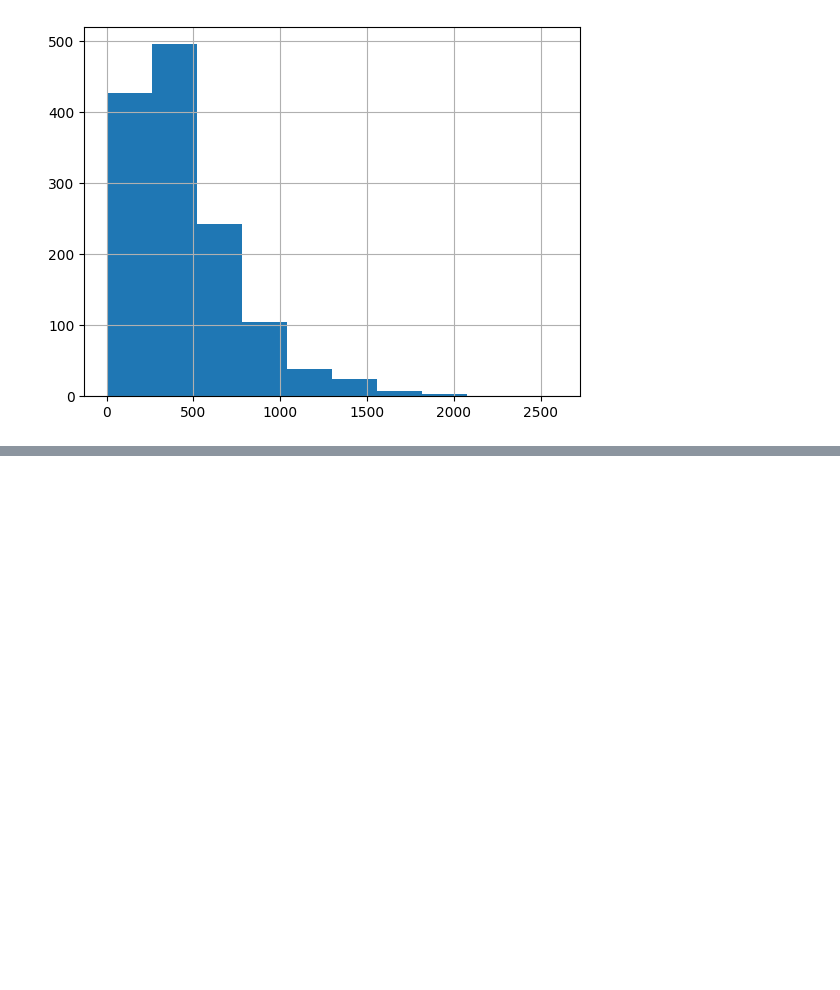
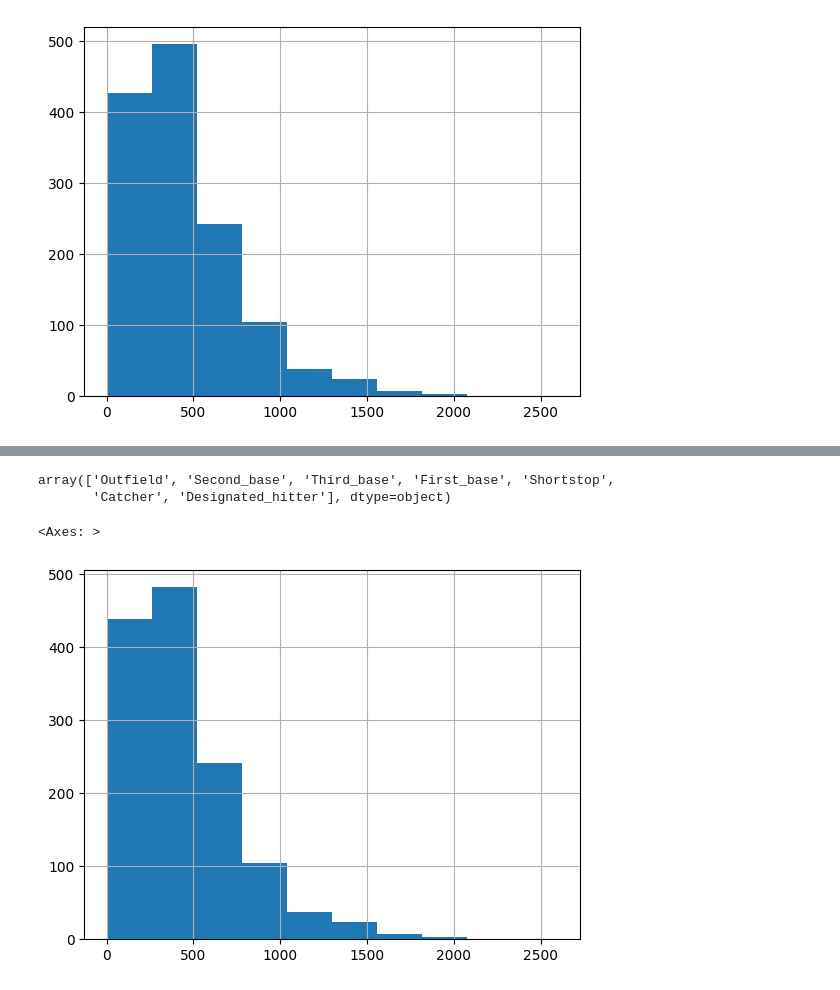
Before and after one commit to MATF-istrazivanje-podataka-1/2023_Data_Mining_Baseball_Dataset, a Jupyter notebook: Predprocesiranje.ipynb, the cells around one changed output, grey strips where cells are left out. Cells and saved outputs as stored; diff of their text form; code cells hidden in the pictures; blank space fills up the shorter version.

```diff
--- a/Predprocesiranje.ipynb
+++ b/Predprocesiranje.ipynb
@@ -126,3 +137,6 @@ df['Strikeouts'].fillna(df['Strikeouts'].mean()).hist()
 # %% [output]
 <Axes: >
 [figure]
+# %%
+df_only_num = df.select_dtypes('number')
+df_only_num
@@ -132,0 +228,10 @@ ValueError: could not convert string to float: 'Outfield'
+# %%
+df['Position'].unique()
+# %% [output]
+array(['Outfield', 'Second_base', 'Third_base', 'First_base', 'Shortstop',
+       'Catcher', 'Designated_hitter'], dtype=object)
+# %%
+df['Strikeouts'].fillna(df_only_num.groupby('Home_runs').transform('mean')['Strikeouts']).hist()
+# %% [output]
+<Axes: >
+[figure, added]
```
Also changed, not shown: parts of 21 cells of this notebook, 2 other files.
